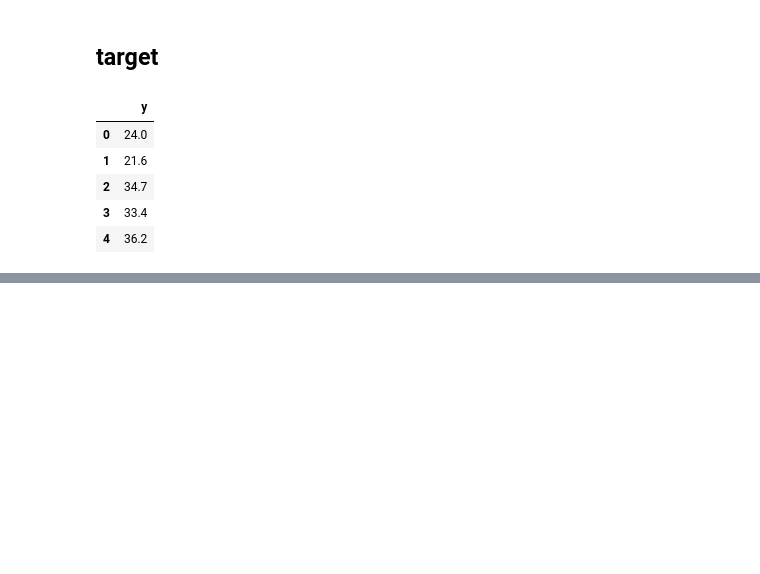
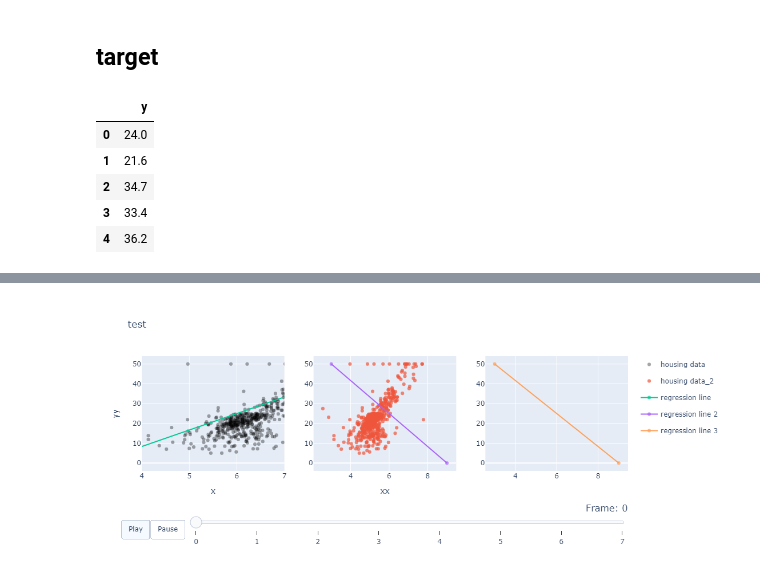
Before and after one commit to verbeemen/General-AI, a Jupyter notebook: linear_regression_part_1.ipynb, the cells around one changed output, grey strips where cells are left out. Saved outputs shown, nothing was run; the diff lists cells and outputs as text; code cells hidden in the pictures; blank space fills up the shorter version.

```diff
--- a/linear_regression_part_1.ipynb
+++ b/linear_regression_part_1.ipynb
@@ -205,0 +116,22 @@ fig
+# %%
+from utils.utility_plots import create_dynamic_h_plot, Data2Plot
+
+data2plot = Data2Plot()
+
+# add static data
+data2plot.add_static_data(name= 'housing data', x= feature_matrix.RM, y= target.y, mode="markers", rgb_colour=(0,0,0,0.5))
+data2plot.add_static_data(name= 'housing data_2', x= feature_matrix.RM-1, y= target.y, mode="markers", panel=2)
+
+# create dynamic figure
+data2plot.prepare_dynamic_data(name='regression line')
+data2plot.prepare_dynamic_data(name='regression line 2', panel=2)
+data2plot.prepare_dynamic_data(name='regression line 3', panel=3)
+for v in [[0,50],[5,45],[10,40],[20,30],[30,20],[40,10],[45,5],[50,0]]:
+    data2plot.feed_dynamic_data(name='regression line', x=[3,9], y=v)
+    data2plot.feed_dynamic_data(name='regression line 2', x=[3,9], y=(v[1],v[0]))
+    data2plot.feed_dynamic_data(name='regression line 3', x=[3,9], y=(v[1],v[0]))
+
+
+create_dynamic_h_plot(data2plot, title="test", x_axis_2='xx', y_axis_1='yy', x_range_1=[4,7])
+# %% [output]
+[figure, added]
```
Also changed, not shown: parts of 7 cells of this notebook, 1 other file.
